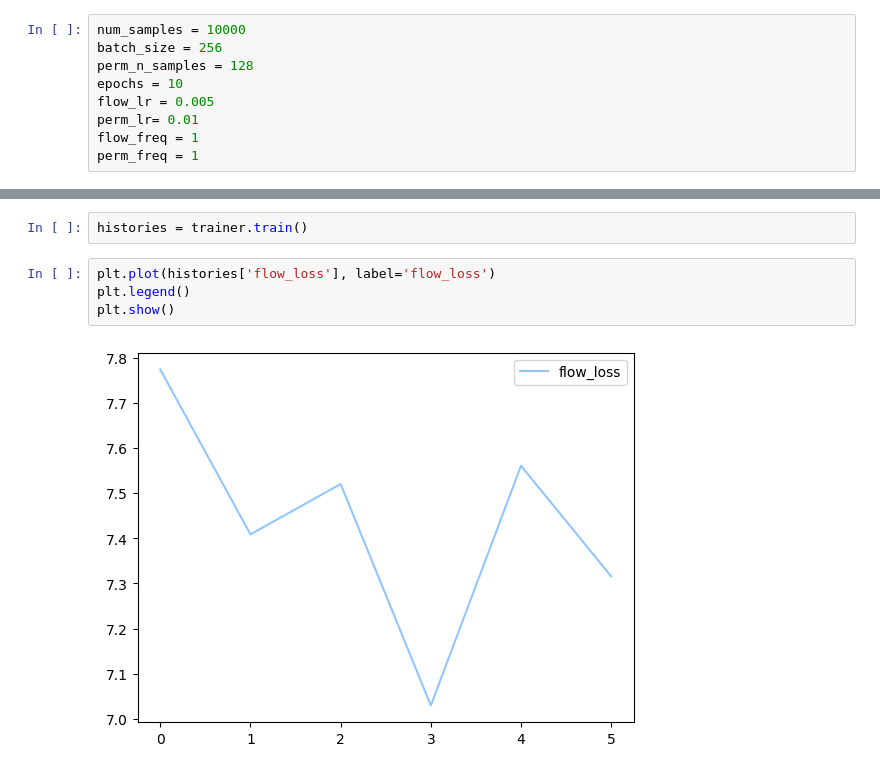
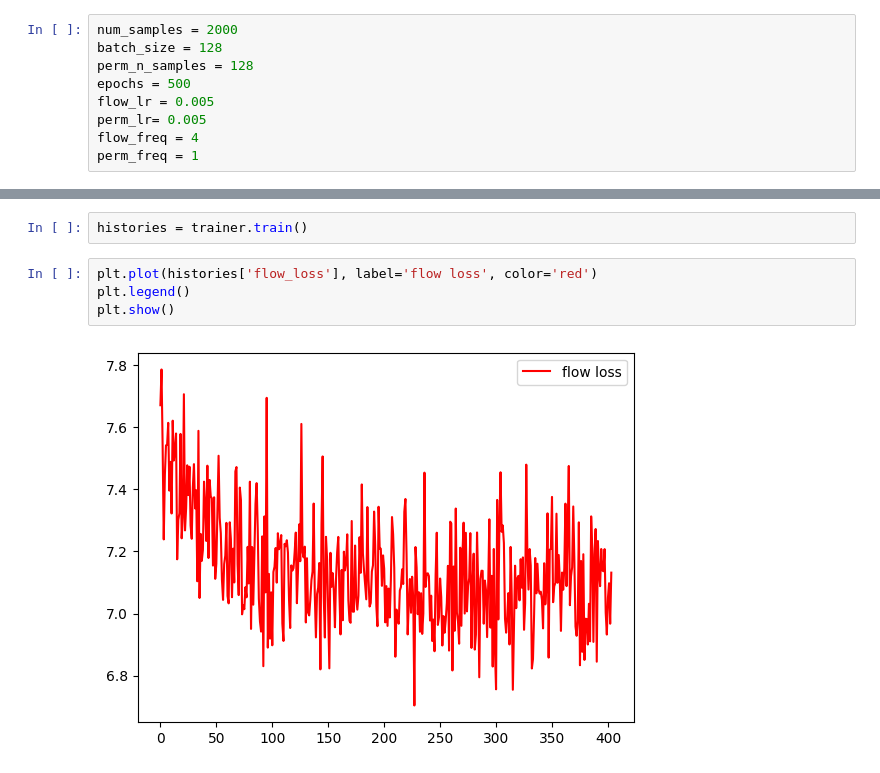
Before and after one commit to vahidzee/ocdaf, a Jupyter notebook: notebooks/permutation_learning_tests.ipynb, the cells around one changed output, grey strips where cells are left out. Drawn from its saved outputs; the diff is of its cells as text.

```diff
--- a/notebooks/permutation_learning_tests.ipynb
+++ b/notebooks/permutation_learning_tests.ipynb
@@ -24,13 +24,13 @@ The autoreload extension is already loaded. To reload it, use:
   %reload_ext autoreload
 cuda
 # %%
-num_samples = 10000
-batch_size = 256
+num_samples = 2000
+batch_size = 128
 perm_n_samples = 128
-epochs = 10
+epochs = 500
 flow_lr = 0.005
-perm_lr= 0.01
-flow_freq = 1
+perm_lr= 0.005
+flow_freq = 4
 perm_freq = 1
 # %%
 
@@ -89,9 +89,9 @@ trainer = Trainer(model=model,
 # %%
 histories = trainer.train()
 # %%
-plt.plot(histories['flow_loss'], label='flow_loss')
+plt.plot(histories['flow_loss'], label='flow loss', color='red')
 plt.legend()
 plt.show()
 # %% [output]
-[figure, old version]
+[figure, new version]
 # %%
```
Also changed, not shown: parts of 2 cells of this notebook.
